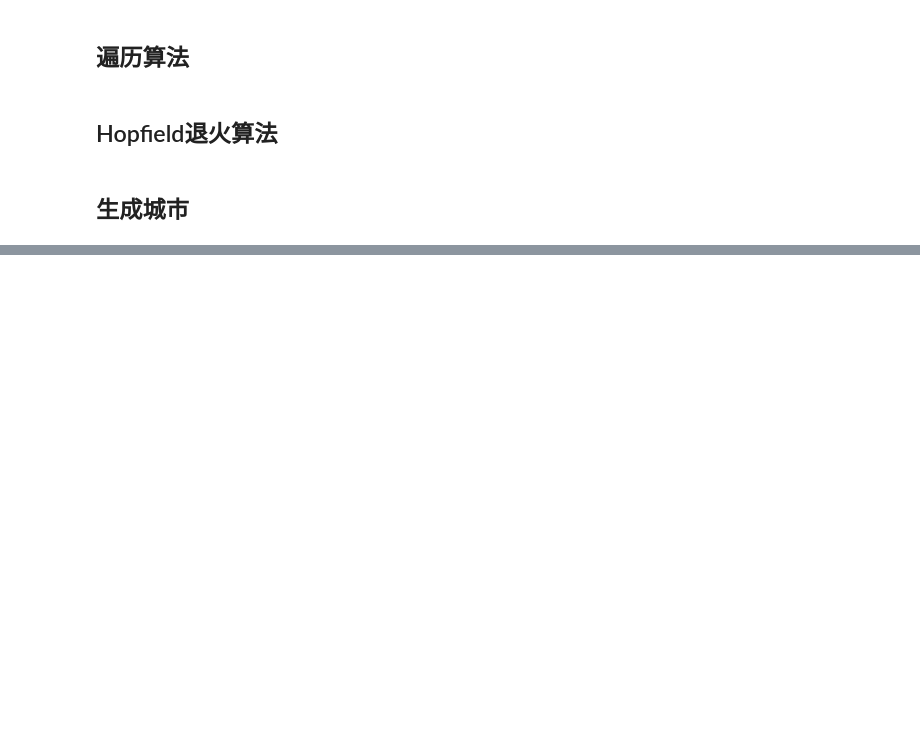
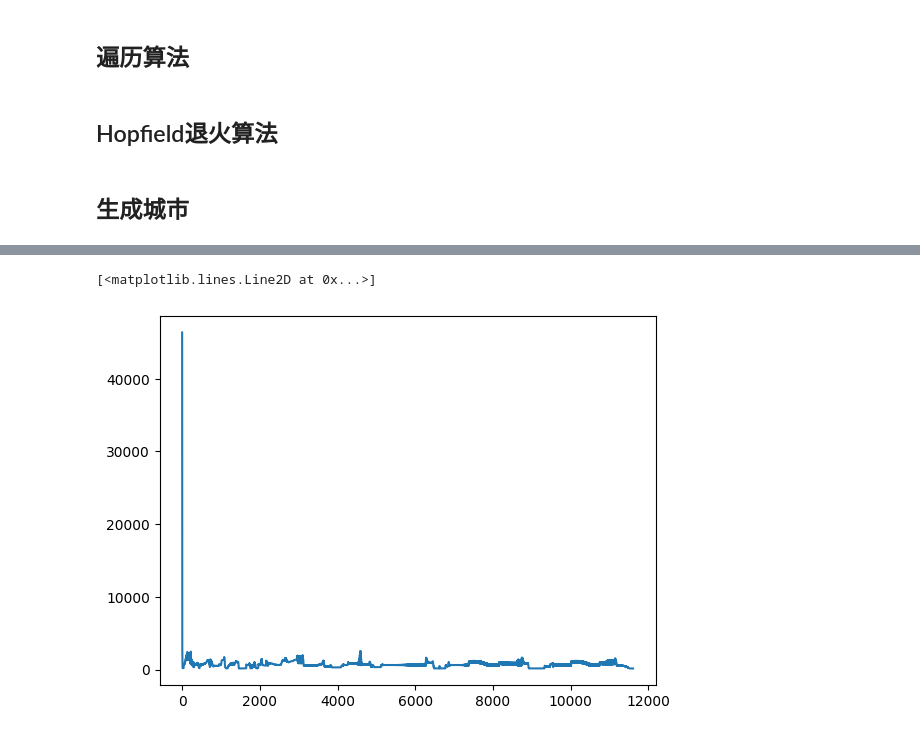
Before and after one commit to BryanHuang66/SA-Hopfield-TSP, a Jupyter notebook: Hopfield-TSP.ipynb, the cells around one changed output, grey strips where cells are left out. Drawn from its saved outputs; the diff is of its cells as text; code cells hidden in the pictures; blank space fills up the shorter version.

```diff
--- a/Hopfield-TSP.ipynb
+++ b/Hopfield-TSP.ipynb
@@ -270,2 +242,6 @@ city_y = np.random.randint(0,100,11)/100
-# %%
-cities = np.array([city_x,city_y]).T
+# %%
+import random
+import time
+def generate_cities(N):
+    cities = np.random.random((N,2))
+    return cities
@@ -272,2 +261,2 @@ cities = np.array([city_x,city_y]).T
 # %%
-cities
+cities = generate_cities(8)
@@ -287,6 +264,6 @@ array([[0.99, 0.73],
 traverse_solver = TraverseTSP(cities)
 traverse_perfect_path = traverse_solver()
 # %%
-hopfield_solver = HopfieldTSP(cities,iterations=100000)
+hopfield_solver = HopfieldTSP(cities,iterations=500000)
 energy,answer,iter = hopfield_solver()
 # %% [output]
@@ -321,0 +286,6 @@ plot(perfect_path)
+# %%
+## hopfield energy
+plt.plot(energy)
+# %% [output]
+[<matplotlib.lines.Line2D at 0x...>]
+[figure, added]
```
Also changed, not shown: parts of 18 cells of this notebook, 1 other file.
